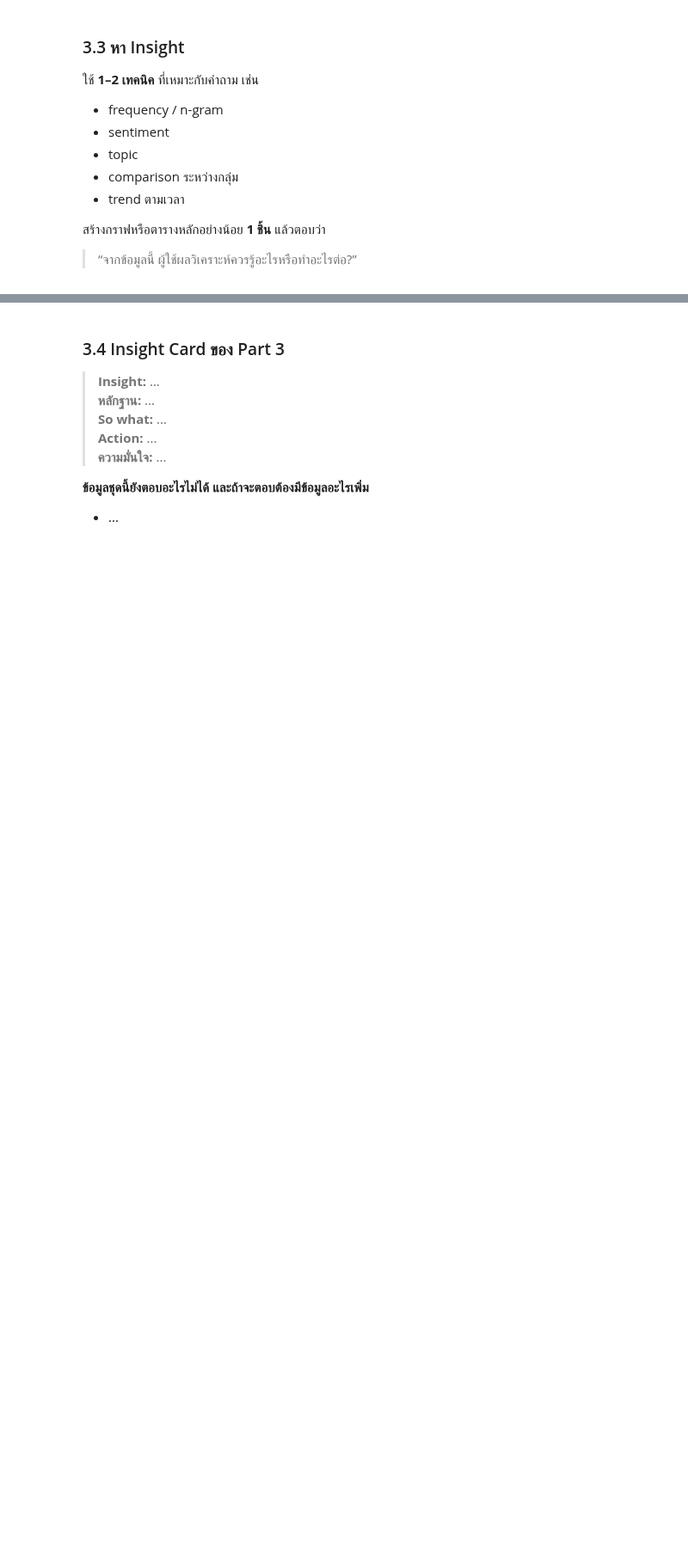
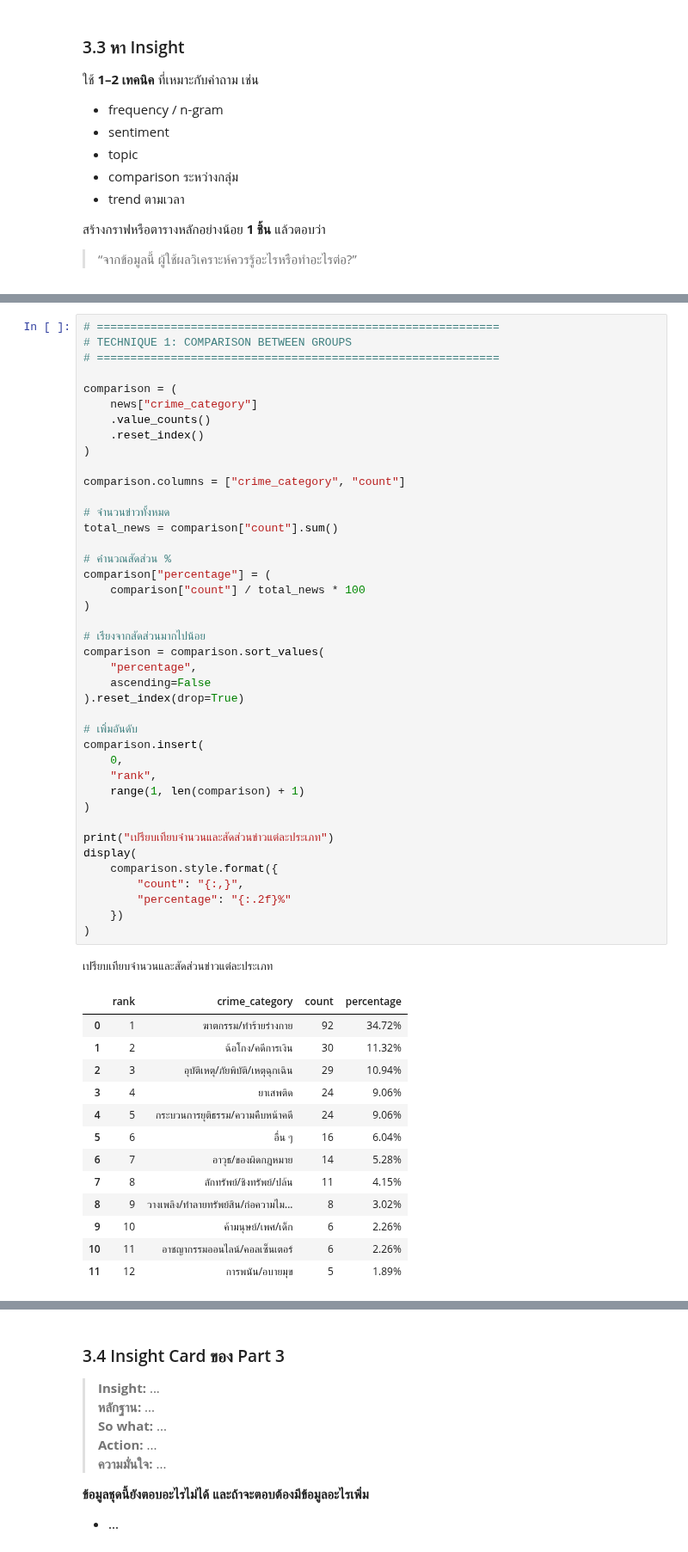
Before and after one commit to doperjerr/Project1-Text_Analytics69, a Jupyter notebook: project1_text_analytics69.ipynb, the cells around one changed output, grey strips where cells are left out. Shown at 86% size. Cells and saved outputs as stored; diff of their text form; blank space fills up the shorter version.

```diff
--- a/project1_text_analytics69.ipynb
+++ b/project1_text_analytics69.ipynb
@@ -3481,0 +3631,56 @@ Name: publishDate, dtype: object
+# %%
+# ============================================================
+# TECHNIQUE 1: COMPARISON BETWEEN GROUPS
+# ============================================================
+
+comparison = (
+    news["crime_category"]
+    .value_counts()
+    .reset_index()
+)
+
+comparison.columns = ["crime_category", "count"]
+
+# จำนวนข่าวทั้งหมด
+total_news = comparison["count"].sum()
+
+# คำนวณสัดส่วน %
+comparison["percentage"] = (
+    comparison["count"] / total_news * 100
+)
+
+# เรียงจากสัดส่วนมากไปน้อย
+comparison = comparison.sort_values(
+    "percentage",
+    ascending=False
+).reset_index(drop=True)
+
+# เพิ่มอันดับ
+comparison.insert(
+    0,
+    "rank",
+    range(1, len(comparison) + 1)
+)
+
+print("เปรียบเทียบจำนวนและสัดส่วนข่าวแต่ละประเภท")
+display(
+    comparison.style.format({
+        "count": "{:,}",
+        "percentage": "{:.2f}%"
+    })
+)
+# %% [output]
+เปรียบเทียบจำนวนและสัดส่วนข่าวแต่ละประเภท
+|  | rank | crime_category | count | percentage |
+| 0 | 1 | ฆาตกรรม/ทำร้ายร่างกาย | 92 | 34.72% |
+| 1 | 2 | ฉ้อโกง/คดีการเงิน | 30 | 11.32% |
+| 2 | 3 | อุบัติเหตุ/ภัยพิบัติ/เหตุฉุกเฉิน | 29 | 10.94% |
+| 3 | 4 | ยาเสพติด | 24 | 9.06% |
+| 4 | 5 | กระบวนการยุติธรรม/ความคืบหน้าคดี | 24 | 9.06% |
+| 5 | 6 | อื่น ๆ | 16 | 6.04% |
+| 6 | 7 | อาวุธ/ของผิดกฎหมาย | 14 | 5.28% |
+| 7 | 8 | ลักทรัพย์/ชิงทรัพย์/ปล้น | 11 | 4.15% |
+| 8 | 9 | วางเพลิง/ทำลายทรัพย์สิน/ก่อความไม... | 8 | 3.02% |
+| 9 | 10 | ค้ามนุษย์/เพศ/เด็ก | 6 | 2.26% |
+| 10 | 11 | อาชญากรรมออนไลน์/คอลเซ็นเตอร์ | 6 | 2.26% |
+| 11 | 12 | การพนัน/อบายมุข | 5 | 1.89% |
```
Also changed, not shown: parts of 6 cells of this notebook.
